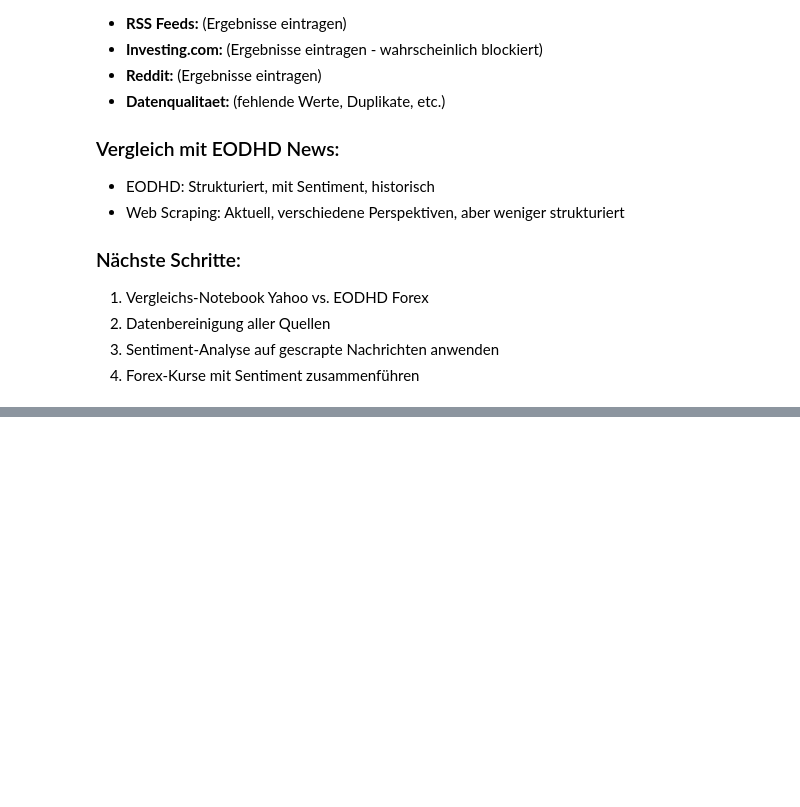
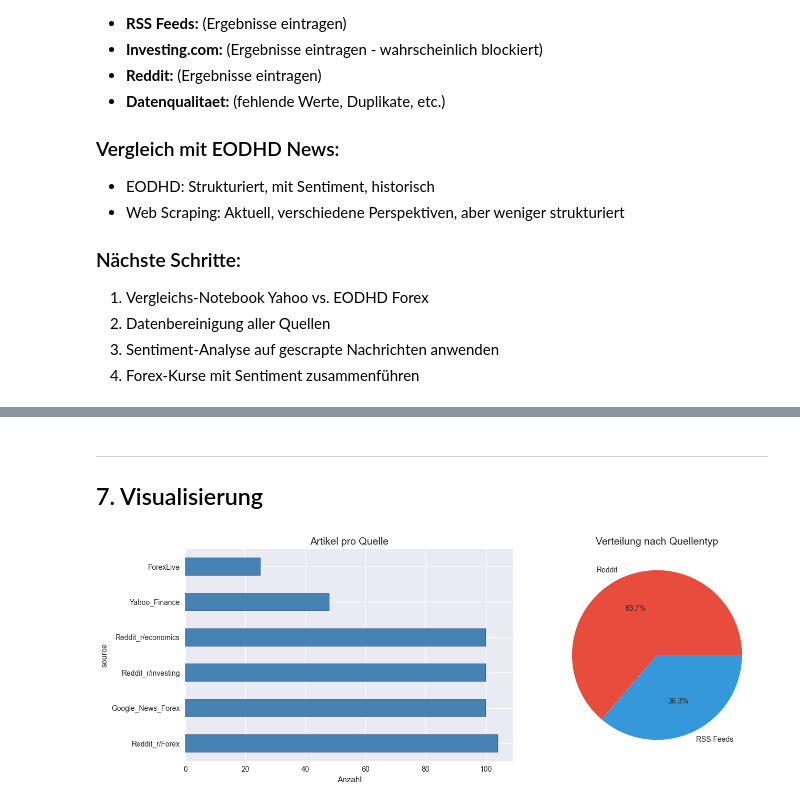
Before and after one commit to Jerycodes/26FS-BAI-Data-Engineering-and-Wrangling, a Jupyter notebook: notebooks/04_eda_news_webscraping_fenlin.ipynb, the cells around one changed output, grey strips where cells are left out. Cells and saved outputs as stored; diff of their text form; code cells hidden in the pictures; blank space fills up the shorter version.

```diff
--- a/notebooks/04_eda_news_webscraping_fenlin.ipynb
+++ b/notebooks/04_eda_news_webscraping_fenlin.ipynb
@@ -669,0 +806,5 @@ JSON gespeichert: ../data/raw/news/webscraping/all_scraped_news_2026-03-11.json
+# %%
+response = requests.get('https://finance.yahoo.com/news/rssindex', headers=HEADERS, timeout=10)
+soup = BeautifulSoup(response.text, 'xml')
+
+print(soup.title)
@@ -669,0 +1104,14 @@ JSON gespeichert: ../data/raw/news/webscraping/all_scraped_news_2026-03-11.json
+# %%
+# Investing.com scrapen
+investing_articles = scrape_investing_com(pages=3)
+
+if investing_articles:
+    df_investing = pd.DataFrame(investing_articles)
+    df_investing['date'] = pd.to_datetime(df_investing['published'], errors='coerce', utc=True)
+    df_investing['date_only'] = df_investing['date'].dt.date
+    print(f'\nGesamt: {len(df_investing)} Artikel von Investing.com')
+else:
+    df_investing = pd.DataFrame()
+    print('\nKeine Artikel von Investing.com geladen.')
+    print('-> Dies ist erwartbar wegen Anti-Scraping-Massnahmen.')
+    print('-> Investing.com RSS Feed wurde bereits in Quelle 1 geladen.')
@@ -669,0 +1356,34 @@ JSON gespeichert: ../data/raw/news/webscraping/all_scraped_news_2026-03-11.json
+# %% [markdown]
+---
+## 7. Visualisierung
+# %%
+if not df_all.empty:
+    # 7.1 Artikel pro Quelle
+    fig, axes = plt.subplots(1, 2, figsize=(14, 5))
+
+    # Balkendiagramm
+    source_counts = df_all['source'].value_counts()
+    source_counts.plot(kind='barh', ax=axes[0], color='steelblue', edgecolor='black')
+    axes[0].set_title('Artikel pro Quelle', fontsize=14)
+    axes[0].set_xlabel('Anzahl')
+
+    # Pie Chart - Quellentyp bestimmen
+    def classify_source(x):
+        if 'Reddit' in x:
+            return 'Reddit'
+        elif x == 'Investing.com':
+            return 'Investing.com'
+        else:
+            return 'RSS Feeds'
+
+    source_group = df_all['source'].apply(classify_source).value_counts()
+    colors = {'RSS Feeds': '#3498db', 'Reddit': '#e74c3c', 'Investing.com': '#2ecc71'}
+    source_group.plot(kind='pie', ax=axes[1], autopct='%1.1f%%',
+                      colors=[colors.get(s, '#95a5a6') for s in source_group.index])
+    axes[1].set_title('Verteilung nach Quellentyp', fontsize=14)
+    axes[1].set_ylabel('')
+
+    plt.tight_layout()
+    plt.show()
+# %% [output]
+[figure, added]
```
Also changed, not shown: parts of 40 cells of this notebook, 10 other files.
